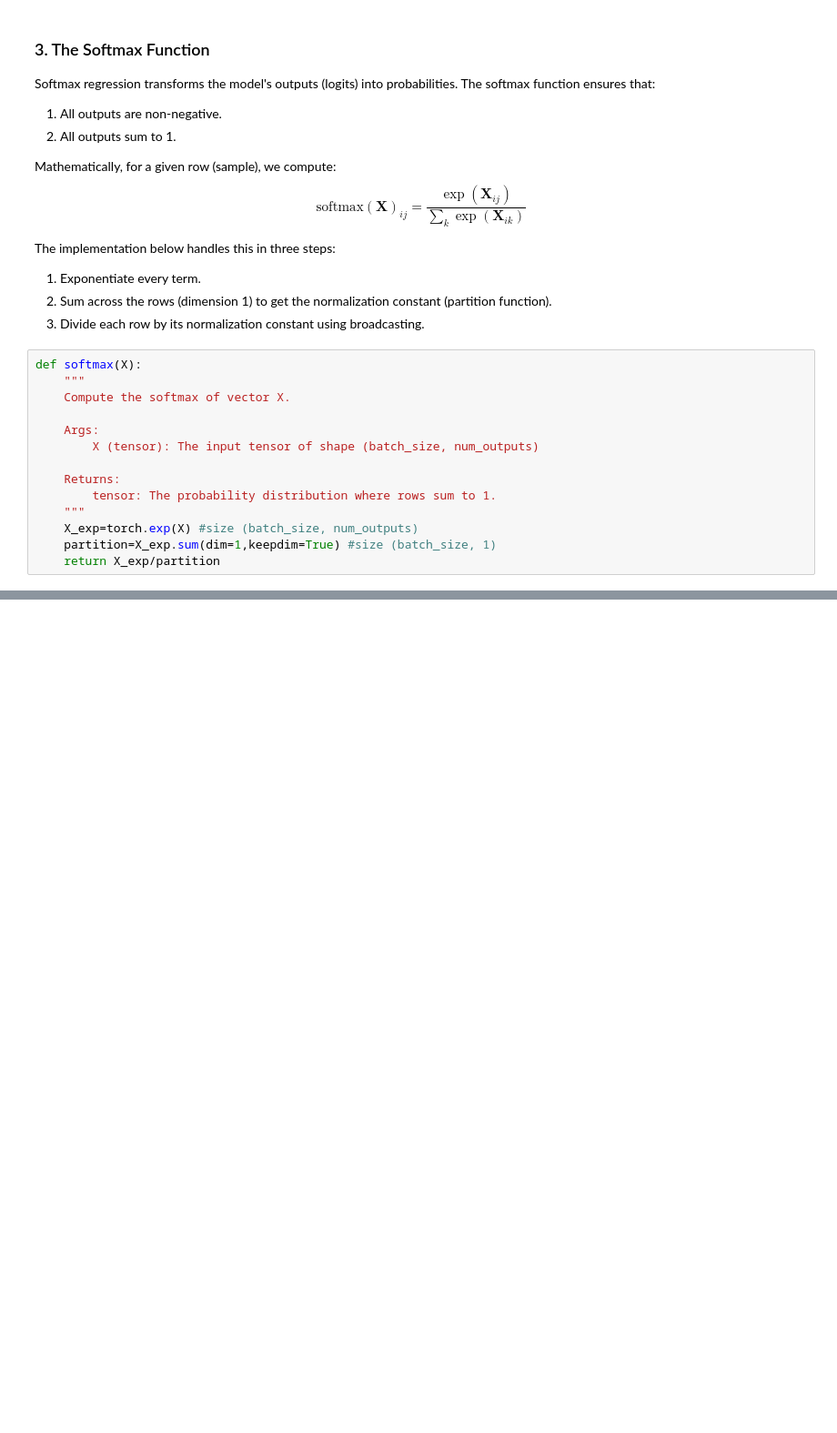
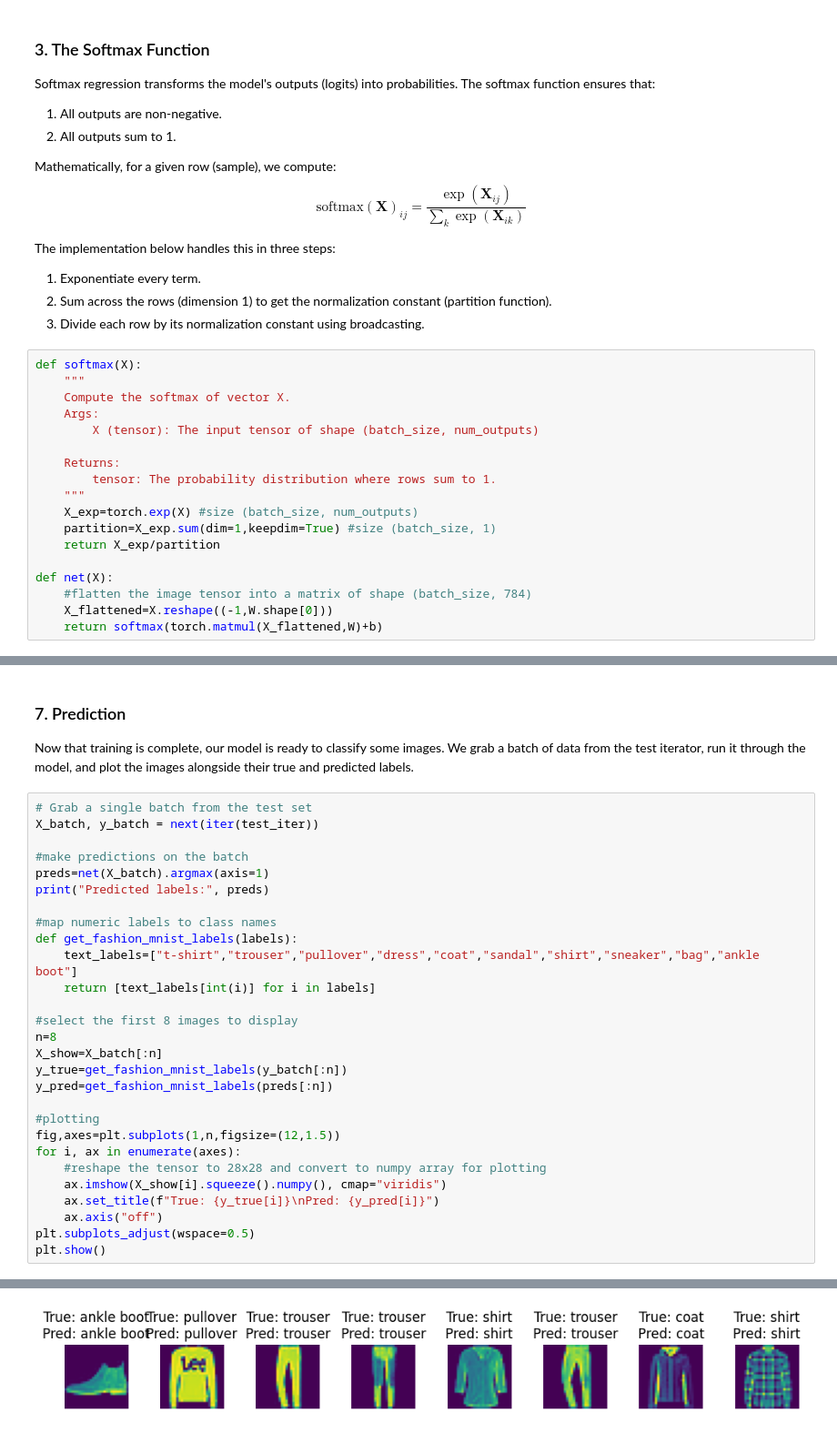
Before and after one commit to Unieggy/deeplearning, a Jupyter notebook: linearnetclassification/softmaxregression.ipynb, the cells around one changed output, grey strips where cells are left out. Shown at 91% size. Cells and saved outputs as stored; diff of their text form; blank space fills up the shorter version.

Commit message:
finish softmax reg from scratch

```diff
--- a/linearnetclassification/softmaxregression.ipynb
+++ b/linearnetclassification/softmaxregression.ipynb
@@ -89,7 +89,6 @@ The implementation below handles this in three steps:
 def softmax(X):
     """
     Compute the softmax of vector X.
-
     Args:
         X (tensor): The input tensor of shape (batch_size, num_outputs)
 
@@ -99,3 +98,8 @@ def softmax(X):
     X_exp=torch.exp(X) #size (batch_size, num_outputs)
     partition=X_exp.sum(dim=1,keepdim=True) #size (batch_size, 1)
     return X_exp/partition
+
+def net(X):
+    #flatten the image tensor into a matrix of shape (batch_size, 784)
+    X_flattened=X.reshape((-1,W.shape[0]))
+    return softmax(torch.matmul(X_flattened,W)+b)
@@ -101,0 +203,33 @@ def softmax(X):
+# %% [markdown]
+### 7. Prediction
+
+Now that training is complete, our model is ready to classify some images. We grab a batch of data from the test iterator, run it through the model, and plot the images alongside their true and predicted labels.
+# %%
+# Grab a single batch from the test set
+X_batch, y_batch = next(iter(test_iter))
+
+#make predictions on the batch
+preds=net(X_batch).argmax(axis=1)
+print("Predicted labels:", preds)
+
+#map numeric labels to class names
+def get_fashion_mnist_labels(labels):
+    text_labels=["t-shirt","trouser","pullover","dress","coat","sandal","shirt","sneaker","bag","ankle boot"]
+    return [text_labels[int(i)] for i in labels]
+
+#select the first 8 images to display
+n=8
+X_show=X_batch[:n]
+y_true=get_fashion_mnist_labels(y_batch[:n])
+y_pred=get_fashion_mnist_labels(preds[:n])
+
+#plotting
+fig,axes=plt.subplots(1,n,figsize=(12,1.5))
+for i, ax in enumerate(axes):
+    #reshape the tensor to 28x28 and convert to numpy array for plotting
+    ax.imshow(X_show[i].squeeze().numpy(), cmap="viridis")
+    ax.set_title(f"True: {y_true[i]}\nPred: {y_pred[i]}")
+    ax.axis("off")
+plt.subplots_adjust(wspace=0.5)
+plt.show()
+# %% [output]
@@ -101,0 +247 @@ def softmax(X):
+[figure, added]
```
Also changed, not shown: parts of 7 cells of this notebook.
